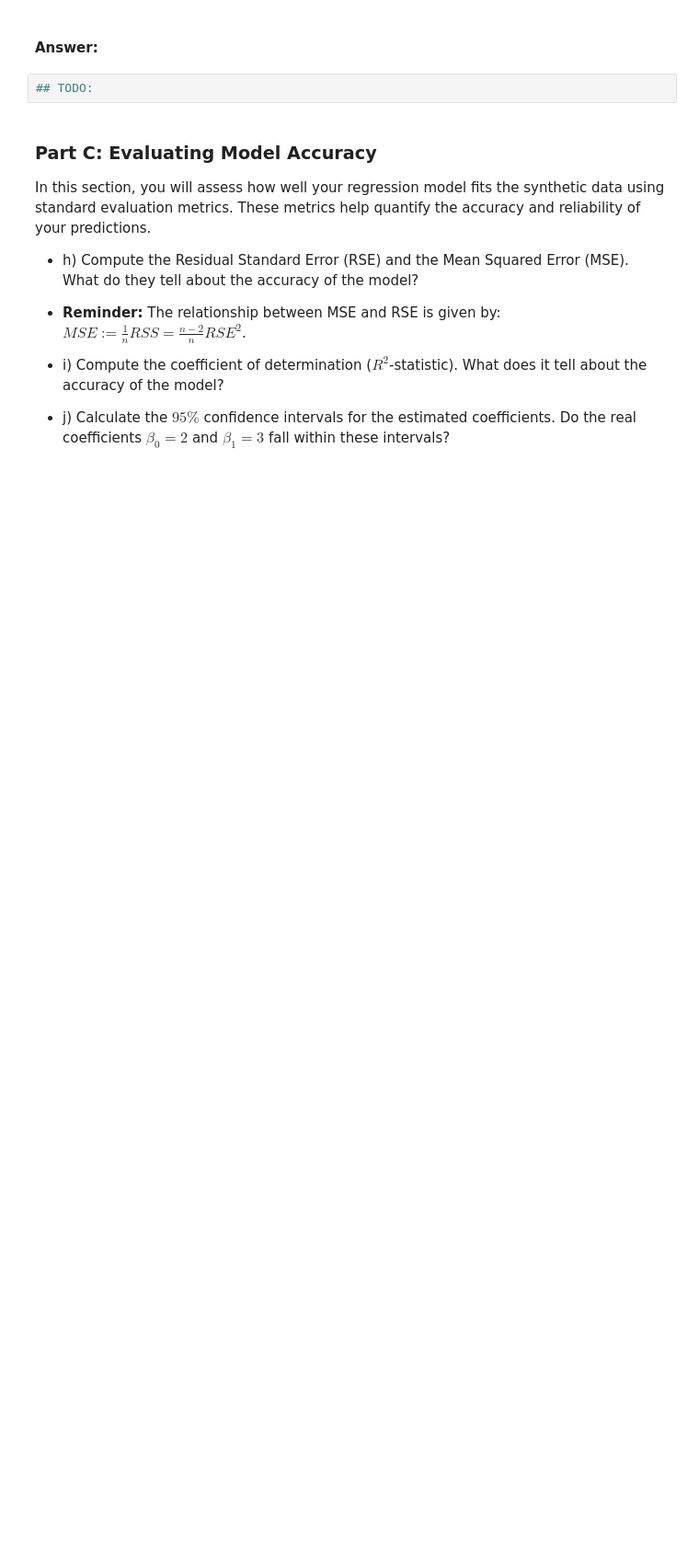
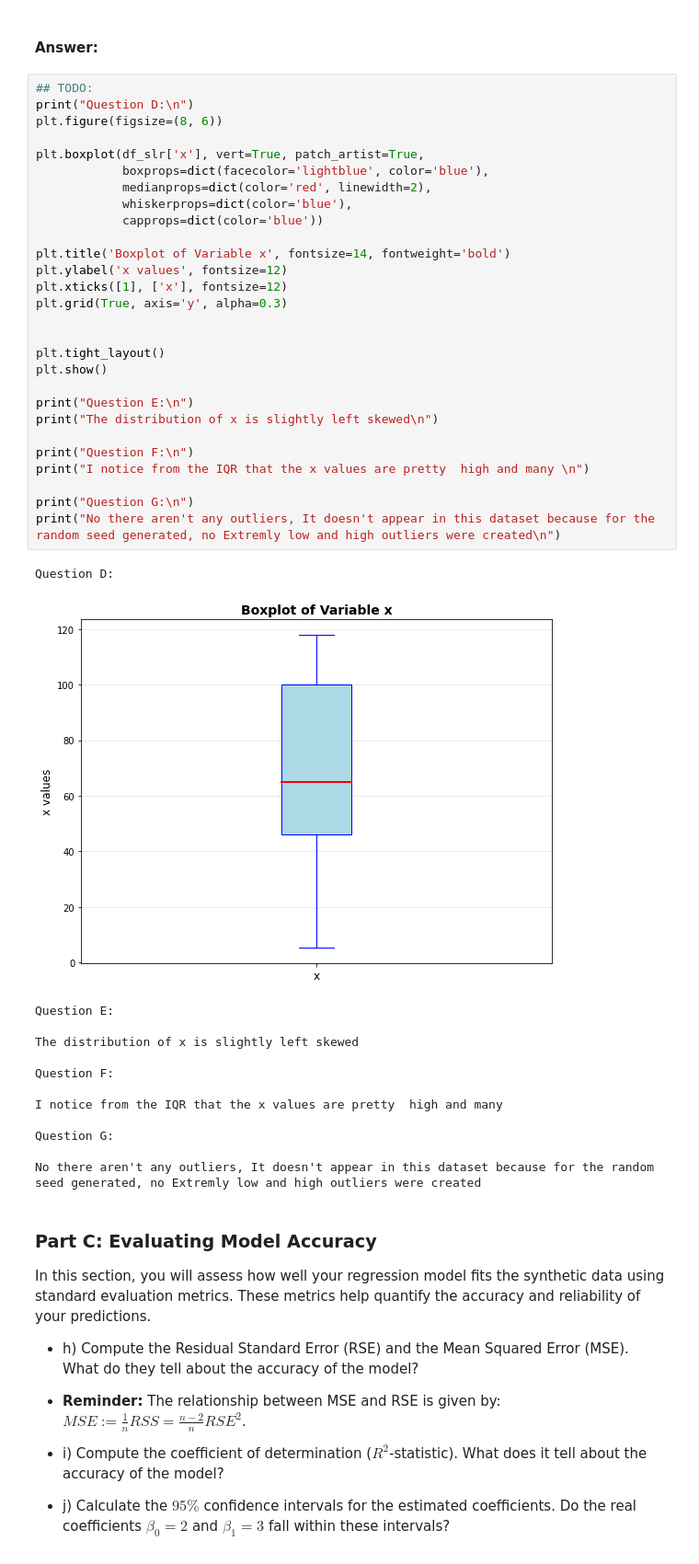
Before and after one commit to tvtrungg/MADRE-SU, a Jupyter notebook: TP1/tp1_regression.ipynb, the cells around one changed output. Shown at 92% size. Saved outputs shown, nothing was run; the diff lists cells and outputs as text; blank space fills up the shorter version.

```diff
--- a/TP1/tp1_regression.ipynb
+++ b/TP1/tp1_regression.ipynb
@@ -213,6 +325,46 @@ In this section, you'll explore the distribution of the input feature $x$ using
 #### Answer:
 # %%
 ## TODO:
+print("Question D:\n")
+plt.figure(figsize=(8, 6))
+
+plt.boxplot(df_slr['x'], vert=True, patch_artist=True,
+            boxprops=dict(facecolor='lightblue', color='blue'),
+            medianprops=dict(color='red', linewidth=2),
+            whiskerprops=dict(color='blue'),
+            capprops=dict(color='blue'))
+
+plt.title('Boxplot of Variable x', fontsize=14, fontweight='bold')
+plt.ylabel('x values', fontsize=12)
+plt.xticks([1], ['x'], fontsize=12)
+plt.grid(True, axis='y', alpha=0.3)
+
+
+plt.tight_layout()
+plt.show()
+
+print("Question E:\n")
+print("The distribution of x is slightly left skewed\n")
+
+print("Question F:\n")
+print("I notice from the IQR that the x values are pretty  high and many \n")
+
+print("Question G:\n")
+print("No there aren't any outliers, It doesn't appear in this dataset because for the random seed generated, no Extremly low and high outliers were created\n")
+# %% [output]
+Question D:
+[figure, added]
+Question E:
+
+The distribution of x is slightly left skewed
+
+Question F:
+
+I notice from the IQR that the x values are pretty  high and many
+
+Question G:
+
+No there aren't any outliers, It doesn't appear in this dataset because for the random seed generated, no Extremly low and high outliers were created
 # %% [markdown]
 ### Part C: Evaluating Model Accuracy
 
```
Also changed, not shown: parts of 23 cells of this notebook, 6 other files.
